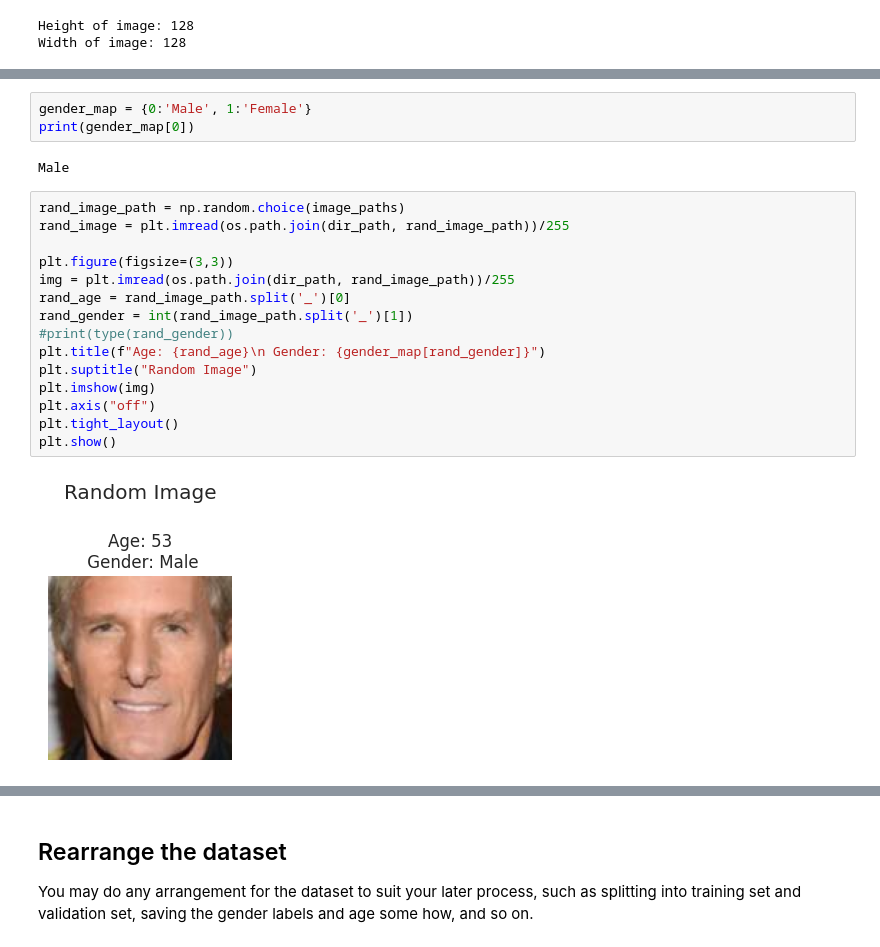
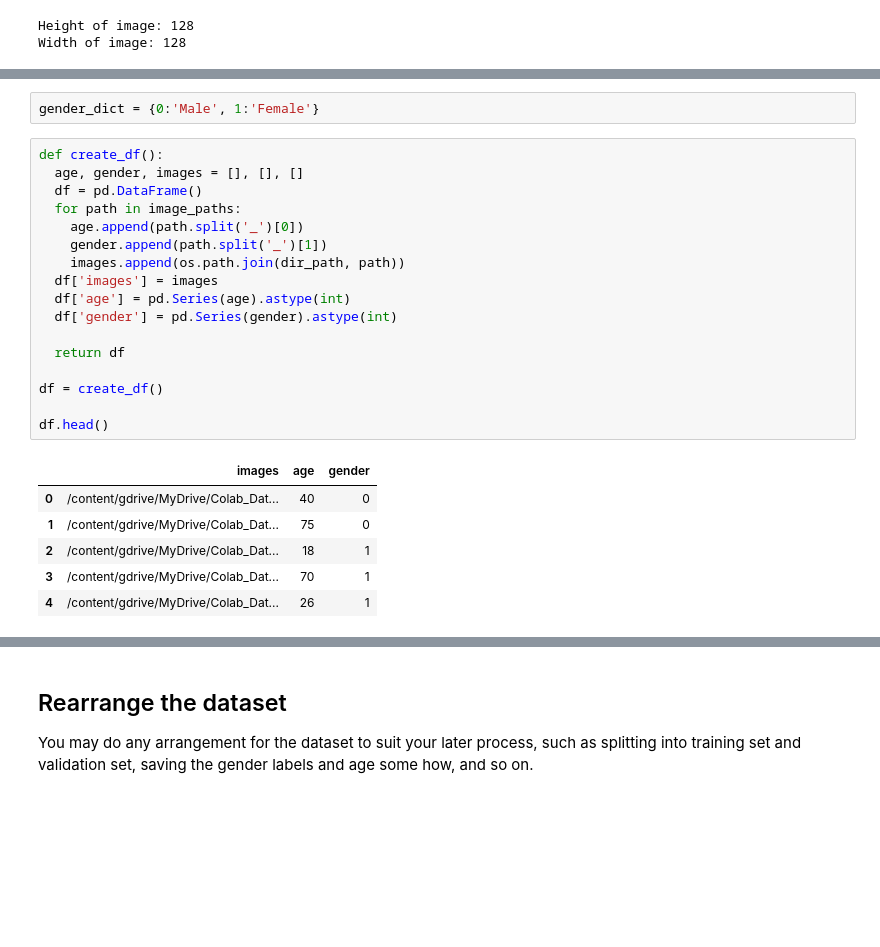
Before and after one commit to yoii18/KaggleModels, a Jupyter notebook: age_gender_submit.ipynb, the cells around one changed output, grey strips where cells are left out. Drawn from its saved outputs; the diff is of its cells as text; blank space fills up the shorter version.

```diff
--- a/age_gender_submit.ipynb
+++ b/age_gender_submit.ipynb
@@ -88,22 +79,26 @@ age_dict = dict(Counter(age))
 # %%
-gender_map = {0:'Male', 1:'Female'}
-print(gender_map[0])
+gender_dict = {0:'Male', 1:'Female'}
-# %% [output]
-Male
-# %%
-rand_image_path = np.random.choice(image_paths)
-rand_image = plt.imread(os.path.join(dir_path, rand_image_path))/255
-
-plt.figure(figsize=(3,3))
-img = plt.imread(os.path.join(dir_path, rand_image_path))/255
-rand_age = rand_image_path.split('_')[0]
-rand_gender = int(rand_image_path.split('_')[1])
-#print(type(rand_gender))
-plt.title(f"Age: {rand_age}\n Gender: {gender_map[rand_gender]}")
-plt.suptitle("Random Image")
-plt.imshow(img)
-plt.axis("off")
-plt.tight_layout()
-plt.show()
-# %% [output]
-[figure, removed]
+# %%
+def create_df():
+  age, gender, images = [], [], []
+  df = pd.DataFrame()
+  for path in image_paths:
+    age.append(path.split('_')[0])
+    gender.append(path.split('_')[1])
+    images.append(os.path.join(dir_path, path))
+  df['images'] = images
+  df['age'] = pd.Series(age).astype(int)
+  df['gender'] = pd.Series(gender).astype(int)
+
+  return df
+
+df = create_df()
+
+df.head()
+# %% [output]
+|  | images | age | gender |
+| 0 | /content/gdrive/MyDrive/Colab_Dat... | 40 | 0 |
+| 1 | /content/gdrive/MyDrive/Colab_Dat... | 75 | 0 |
+| 2 | /content/gdrive/MyDrive/Colab_Dat... | 18 | 1 |
+| 3 | /content/gdrive/MyDrive/Colab_Dat... | 70 | 1 |
+| 4 | /content/gdrive/MyDrive/Colab_Dat... | 26 | 1 |
```
Also changed, not shown: parts of 8 cells of this notebook.
